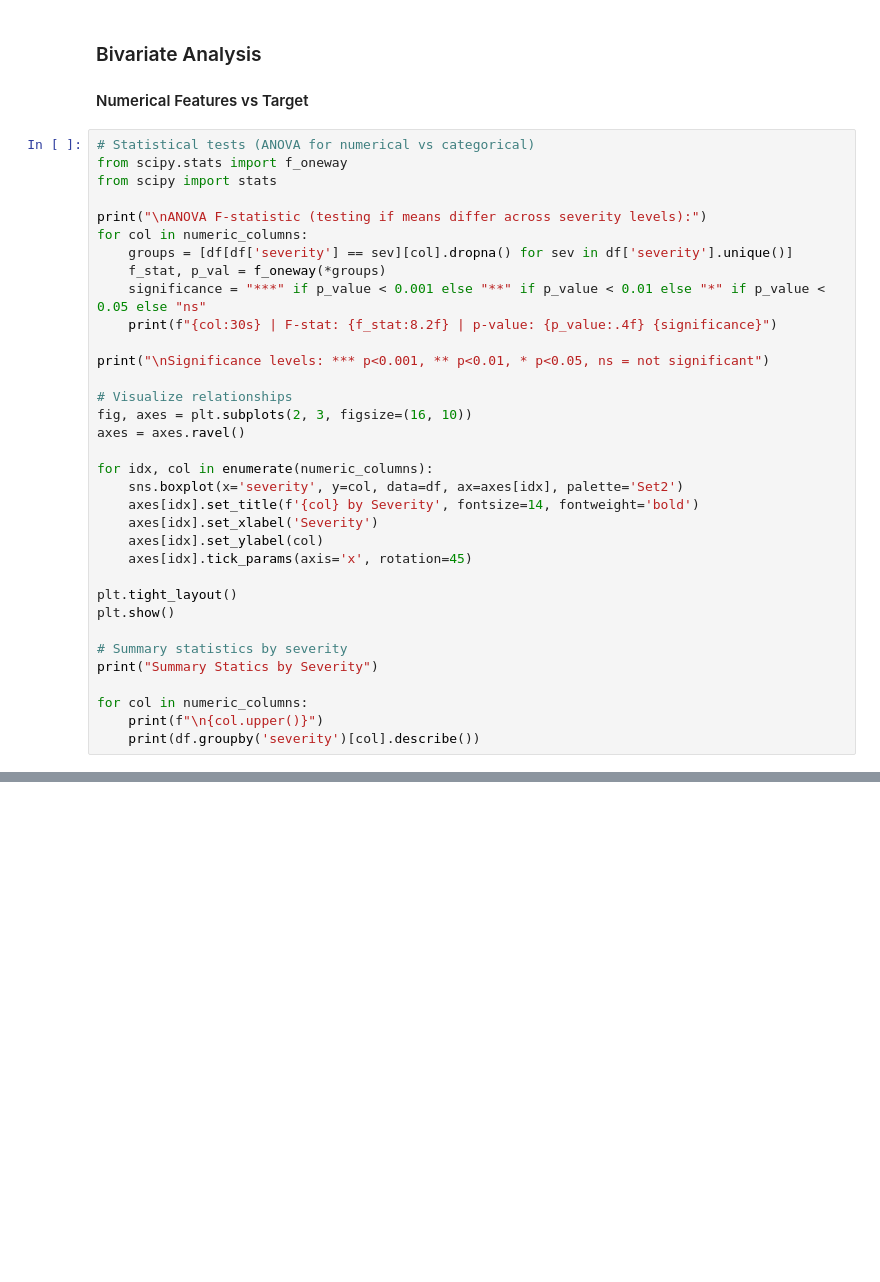
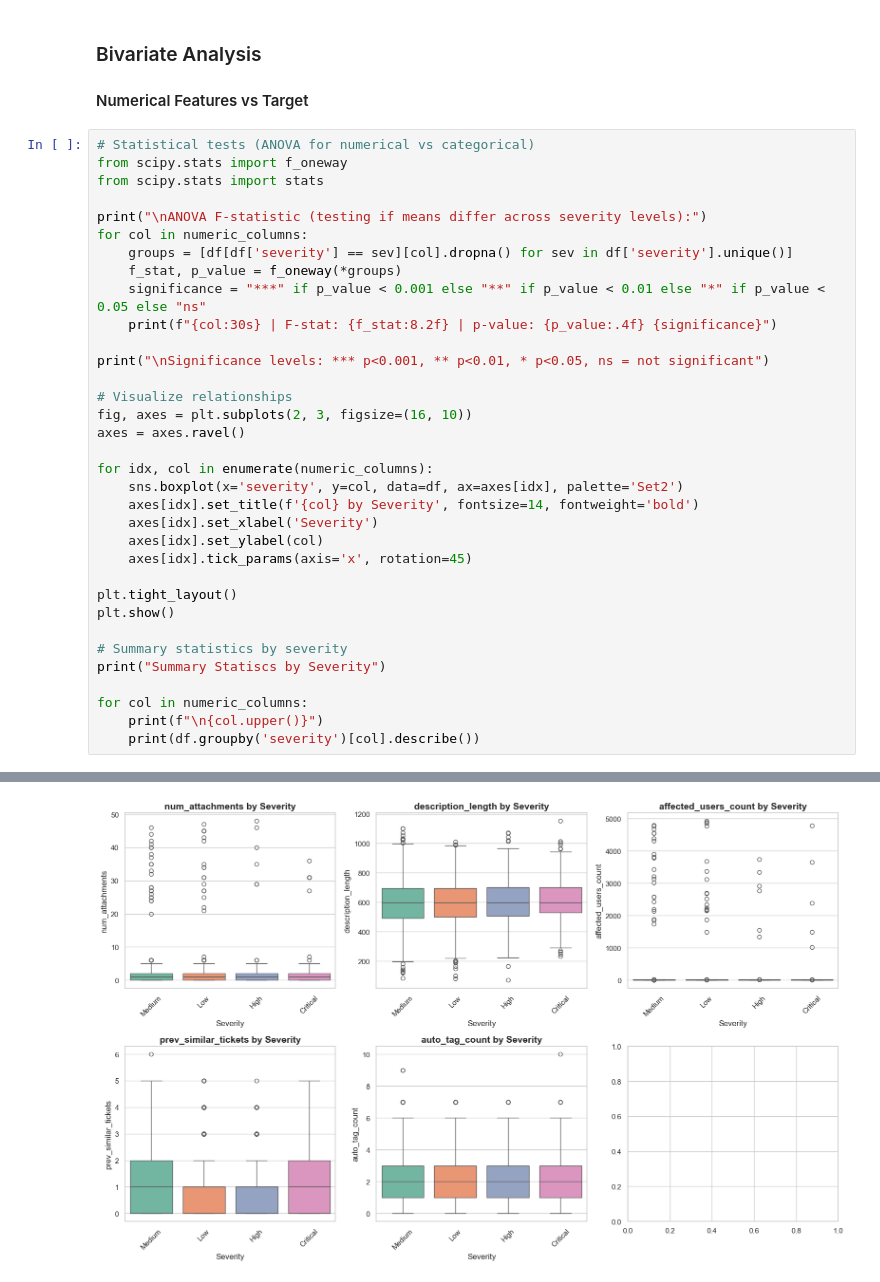
Before and after one commit to getrudeHarriet/Bug-Severity-ML-Project, a Jupyter notebook: notebook/CleaningandEDA.ipynb, the cells around one changed output, grey strips where cells are left out. Drawn from its saved outputs; the diff is of its cells as text; blank space fills up the shorter version.

```diff
--- a/notebook/CleaningandEDA.ipynb
+++ b/notebook/CleaningandEDA.ipynb
@@ -401,12 +401,12 @@ Name: count, dtype: float64
 # %%
 # Statistical tests (ANOVA for numerical vs categorical)
 from scipy.stats import f_oneway
-from scipy import stats
+from scipy.stats import stats
 
 print("\nANOVA F-statistic (testing if means differ across severity levels):")
 for col in numeric_columns:
     groups = [df[df['severity'] == sev][col].dropna() for sev in df['severity'].unique()]
-    f_stat, p_val = f_oneway(*groups)
+    f_stat, p_value = f_oneway(*groups)
     significance = "***" if p_value < 0.001 else "**" if p_value < 0.01 else "*" if p_value < 0.05 else "ns"
     print(f"{col:30s} | F-stat: {f_stat:8.2f} | p-value: {p_value:.4f} {significance}")
 
@@ -427,7 +427,7 @@ plt.tight_layout()
 plt.show()
 
 # Summary statistics by severity
-print("Summary Statics by Severity")
+print("Summary Statiscs by Severity")
 
 for col in numeric_columns:
     print(f"\n{col.upper()}")
@@ -436,0 +444 @@ ANOVA F-statistic (testing if means differ across severity levels):
+[figure, added]
```
Also changed, not shown: parts of 7 cells of this notebook, 8 other files.
